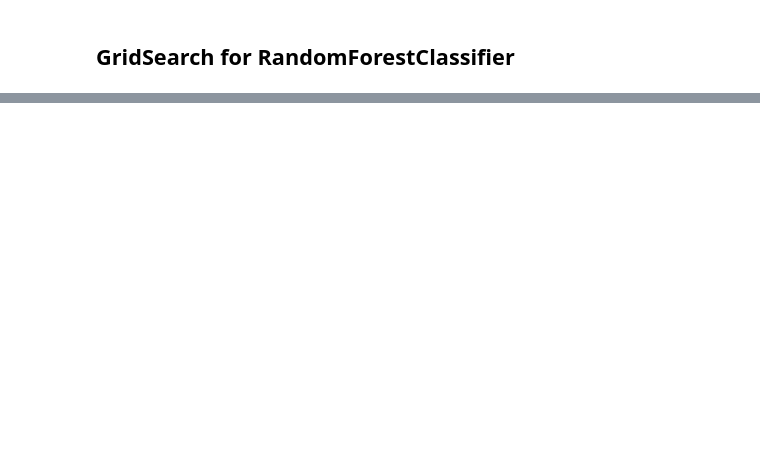
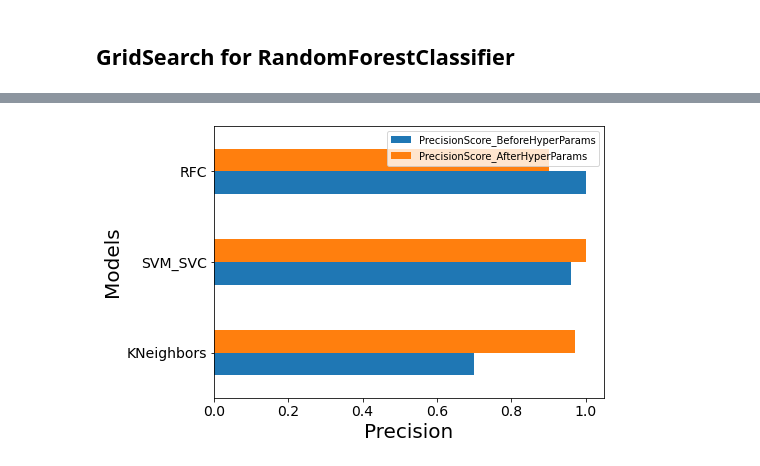
Before and after one commit to Killian-drh/Projet-HR-Analysis, a Jupyter notebook: NT_Projet_IA.ipynb, the cells around one changed output, grey strips where cells are left out. Saved outputs shown, nothing was run; the diff lists cells and outputs as text; code cells hidden in the pictures; blank space fills up the shorter version.

```diff
--- a/NT_Projet_IA.ipynb
+++ b/NT_Projet_IA.ipynb
@@ -949,0 +1018,16 @@ sns.heatmap(cf_mat_rfc , annot=labels,fmt='', cmap='Blues')
+# %%
+Pr_data=pd.DataFrame([ ['KNeighbors', 0.699 , 0.972],
+                 ['SVM_SVC',  0.96  , 1 ] ,
+                 ['RFC', 1  ,0.9 ]] ,
+               columns=["MODELS",'PrecisionScore_BeforeHyperParams','PrecisionScore_AfterHyperParams'],
+              )
+plt.rcParams["figure.figsize"] = [7,5]
+Pr_data.set_index('MODELS', inplace=True)
+Pr_data.plot(kind='barh')
+plt.xlabel("Precision",fontsize=20)
+plt.ylabel("Models",fontsize=20)
+plt.xticks(fontsize=14) #rotation=90)
+plt.yticks(fontsize=14)
+plt.show()
+# %% [output]
+[figure, added]
```
Also changed, not shown: parts of 147 cells of this notebook.
